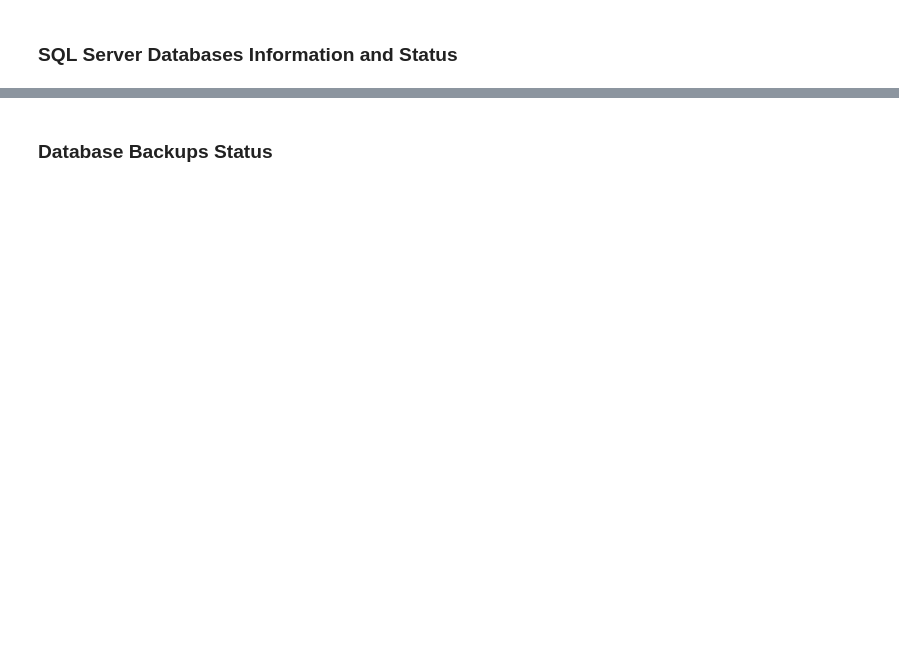
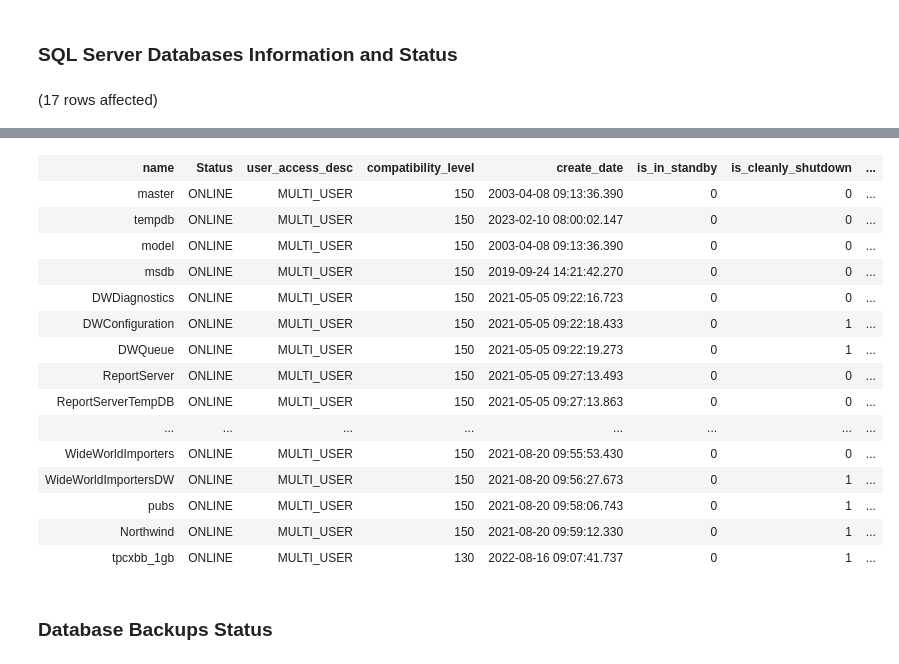
Before and after one commit to David-Seis/TSUG, a Jupyter notebook: notebooks/SQL Server TroubleShooting Guide.ipynb, the cells around one changed output, grey strips where cells are left out. Saved outputs shown, nothing was run; the diff lists cells and outputs as text; code cells hidden in the pictures; blank space fills up the shorter version.

Commit message:
Updates for server info

```diff
--- a/notebooks/SQL Server TroubleShooting Guide.ipynb
+++ b/notebooks/SQL Server TroubleShooting Guide.ipynb
@@ -25,3 +35,22 @@ Step 6. Document findings, actions, and outcomes.
+# %%
+/*
+1. Ping the server's name, then IP address
+ping localhost
+ping 10.1.1.1
+*/
+
+/*
+2. Check using UDL Files:
+https://learn.microsoft.com/en-us/troubleshoot/sql/database-engine/connect/test-oledb-connectivity-use-udl-file
+*/
+
+/*
+3. Download the PortQry and PortQueryUI tools:
+https://www.microsoft.com/en-us/download/details.aspx?id=17148
+https://www.microsoft.com/en-us/download/details.aspx?id=24009
+Use:
+https://learn.microsoft.com/en-us/troubleshoot/sql/database-engine/connect/using-portqrytool-sqlserver
+*/
 # %% [markdown]
 ### SQL Server Instance Information and Status
 # %%
@@ -69,0 +74,19 @@ IF ( (1073741824 & @status) = 1073741824 ) PRINT 'cleanly shutdown'
+# %%
+/* Databases and their statuses
+Source: https://learn.microsoft.com/en-us/sql/relational-databases/system-catalog-views/sys-databases-transact-sql?view=sql-server-ver16
+*/
+SELECT name
+, state_desc AS 'Status'
+, user_access_desc
+, compatibility_level
+, create_date
+, is_in_standby
+, is_cleanly_shutdown
+, recovery_model_desc
+, is_encrypted
+
+
+FROM sys.databases;
+GO
+# %% [output]
+(17 rows affected)
@@ -70,3 +94,19 @@ IF ( (1073741824 & @status) = 1073741824 ) PRINT 'cleanly shutdown'
+| name | Status | user_access_desc | compatibility_level | create_date | is_in_standby | is_cleanly_shutdown | ... |
+| master | ONLINE | MULTI_USER | 150 | 2003-04-08 09:13:36.390 | 0 | 0 | ... |
+| tempdb | ONLINE | MULTI_USER | 150 | 2023-02-10 08:00:02.147 | 0 | 0 | ... |
+| model | ONLINE | MULTI_USER | 150 | 2003-04-08 09:13:36.390 | 0 | 0 | ... |
+| msdb | ONLINE | MULTI_USER | 150 | 2019-09-24 14:21:42.270 | 0 | 0 | ... |
+| DWDiagnostics | ONLINE | MULTI_USER | 150 | 2021-05-05 09:22:16.723 | 0 | 0 | ... |
+| DWConfiguration | ONLINE | MULTI_USER | 150 | 2021-05-05 09:22:18.433 | 0 | 1 | ... |
+| DWQueue | ONLINE | MULTI_USER | 150 | 2021-05-05 09:22:19.273 | 0 | 1 | ... |
+| ReportServer | ONLINE | MULTI_USER | 150 | 2021-05-05 09:27:13.493 | 0 | 0 | ... |
+| ReportServerTempDB | ONLINE | MULTI_USER | 150 | 2021-05-05 09:27:13.863 | 0 | 0 | ... |
+| ... | ... | ... | ... | ... | ... | ... | ... |
+| WideWorldImporters | ONLINE | MULTI_USER | 150 | 2021-08-20 09:55:53.430 | 0 | 0 | ... |
+| WideWorldImportersDW | ONLINE | MULTI_USER | 150 | 2021-08-20 09:56:27.673 | 0 | 1 | ... |
+| pubs | ONLINE | MULTI_USER | 150 | 2021-08-20 09:58:06.743 | 0 | 1 | ... |
+| Northwind | ONLINE | MULTI_USER | 150 | 2021-08-20 09:59:12.330 | 0 | 1 | ... |
+| tpcxbb_1gb | ONLINE | MULTI_USER | 130 | 2022-08-16 09:07:41.737 | 0 | 1 | ... |
 # %% [markdown]
 ### Database Backups Status
 # %%
```
Also changed, not shown: parts of 7 cells of this notebook, 1 other file.
